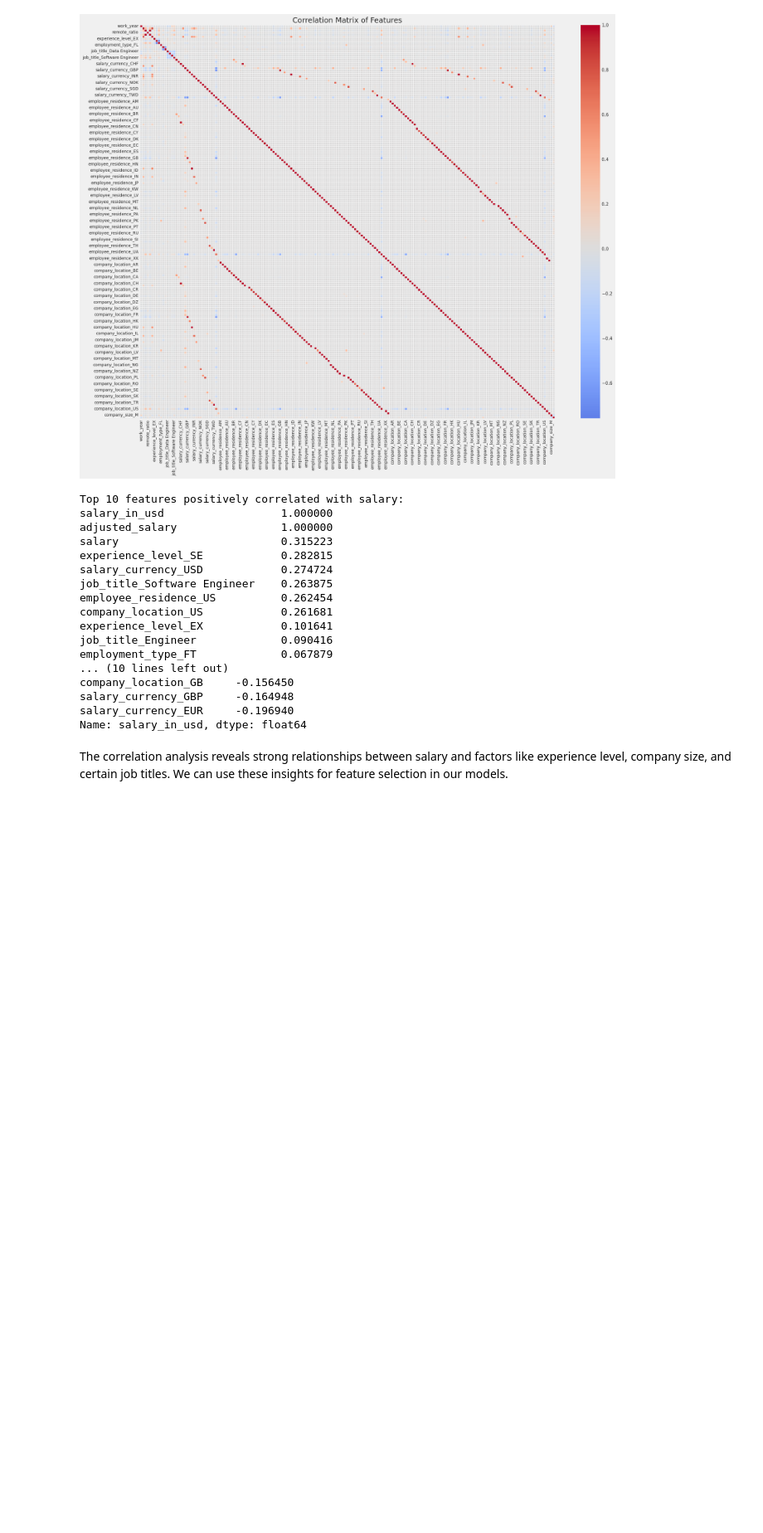
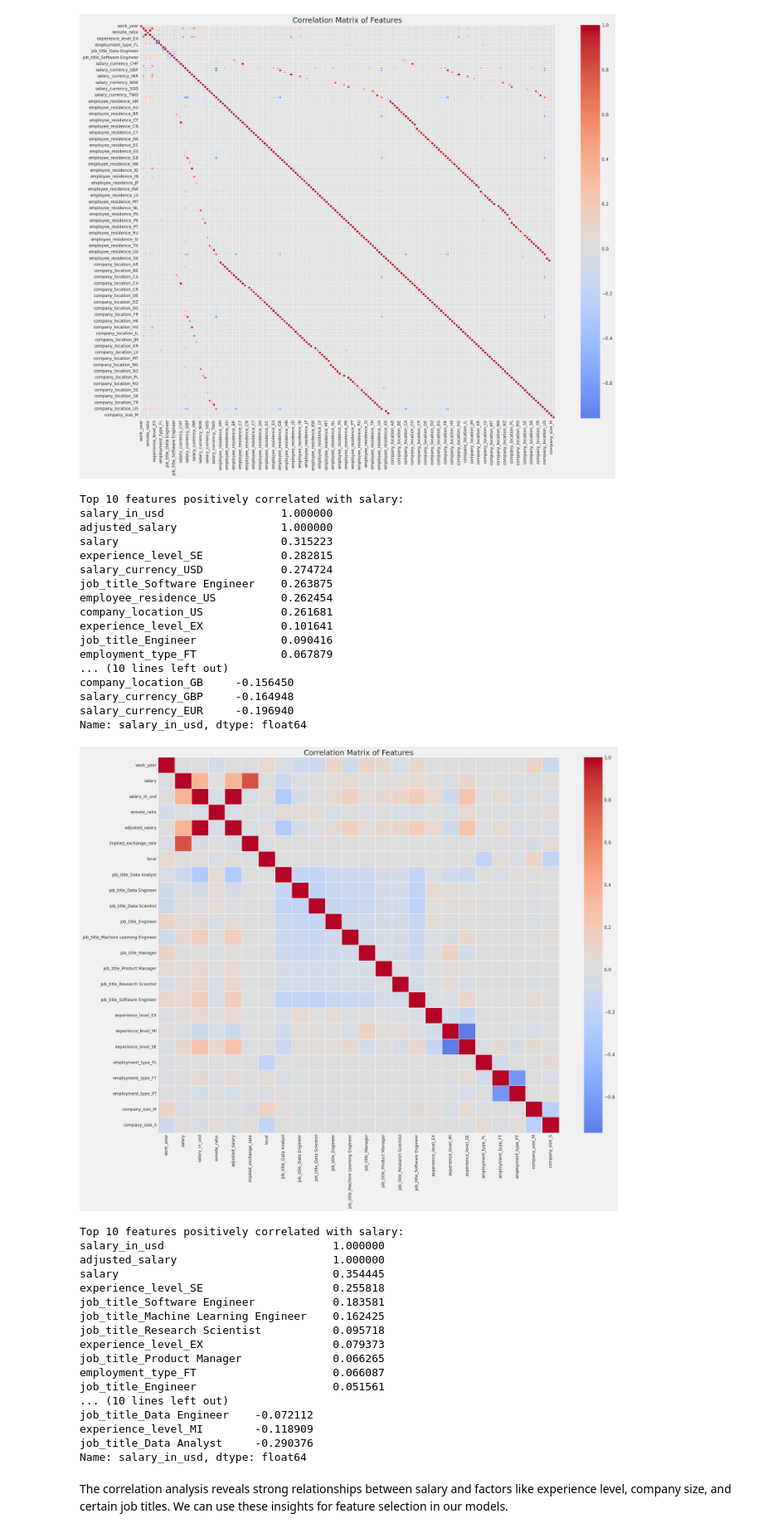
Before and after one commit to tccuong8/cs-salary-trend, a Jupyter notebook: CS_Salary_Trend.ipynb, the cells around one changed output. Shown at 83% size. Saved outputs shown, nothing was run; the diff lists cells and outputs as text; code cells hidden in the pictures; blank space fills up the shorter version.

```diff
--- a/CS_Salary_Trend.ipynb
+++ b/CS_Salary_Trend.ipynb
@@ -518,5 +524,64 @@ company_location_GB     -0.156450
 salary_currency_GBP     -0.164948
 salary_currency_EUR     -0.196940
 Name: salary_in_usd, dtype: float64
+# %%
+# Stricter correlation matrix criteria
+# Order by priority
+categorical_cols = ['job_title', 'experience_level', 'employment_type', 'company_size']
+# 'employee_residence', 'company_location' are categorical but they're engineered into 1 below
+# 'salary_currency' is categorical but is removed due to inability to influence it after being recruited
+numerical_cols = ['work_year', 'salary', 'salary_in_usd', 'remote_ratio']
+
+df_corr = df.copy()
+
+# Feature Engineering regarding local/foreign work
+df_corr['local'] = df_corr['employee_residence'] == df['company_location']
+df_corr['local'] = df_corr['local'].map({True: 1, False: 0})
+df_corr.drop(columns=['employee_residence', 'company_location', 'salary_currency'], inplace=True)
+
+for col in categorical_cols:
+  # Select top job titles for simplified correlation analysis
+  top_col_cats = df_corr[col].value_counts().head(10).index.tolist()
+  # top_job_titles = df['job_title'].value_counts().index.tolist()
+  df_corr = df_corr[df_corr[col].isin(top_col_cats)]
+
+# Create dummy variables
+df_dummies = pd.get_dummies(df_corr, columns=categorical_cols, drop_first=True)
+
+# Calculate and plot correlation matrix
+corr_matrix = df_dummies.corr()
+plt.figure(figsize=(20, 16))
+sns.heatmap(corr_matrix, annot=False, cmap='coolwarm', center=0, linewidths=0.5)
+plt.title('Correlation Matrix of Features', fontsize=18)
+plt.xticks(fontsize=10, rotation=90)
+plt.yticks(fontsize=10)
+plt.tight_layout()
+plt.show()
+
+# Key salary correlations
+salary_corr = corr_matrix['salary_in_usd'].sort_values(ascending=False)
+print("Top 10 features positively correlated with salary:")
+print(salary_corr.head(11))  # Including salary_in_usd itself
+print("\nTop 10 features negatively correlated with salary:")
+print(salary_corr.tail(10))
+# %% [output]
+[figure, added]
+Top 10 features positively correlated with salary:
+salary_in_usd                          1.000000
+adjusted_salary                        1.000000
+salary                                 0.354445
+experience_level_SE                    0.255818
+job_title_Software Engineer            0.183581
+job_title_Machine Learning Engineer    0.162425
+job_title_Research Scientist           0.095718
+experience_level_EX                    0.079373
+job_title_Product Manager              0.066265
+employment_type_FT                     0.066087
+job_title_Engineer                     0.051561
+... (10 lines left out)
+job_title_Data Engineer    -0.072112
+experience_level_MI        -0.118909
+job_title_Data Analyst     -0.290376
+Name: salary_in_usd, dtype: float64
 # %% [markdown]
 The correlation analysis reveals strong relationships between salary and factors like experience level, company size, and certain job titles. We can use these insights for feature selection in our models.
```
Also changed, not shown: parts of 13 cells of this notebook.
